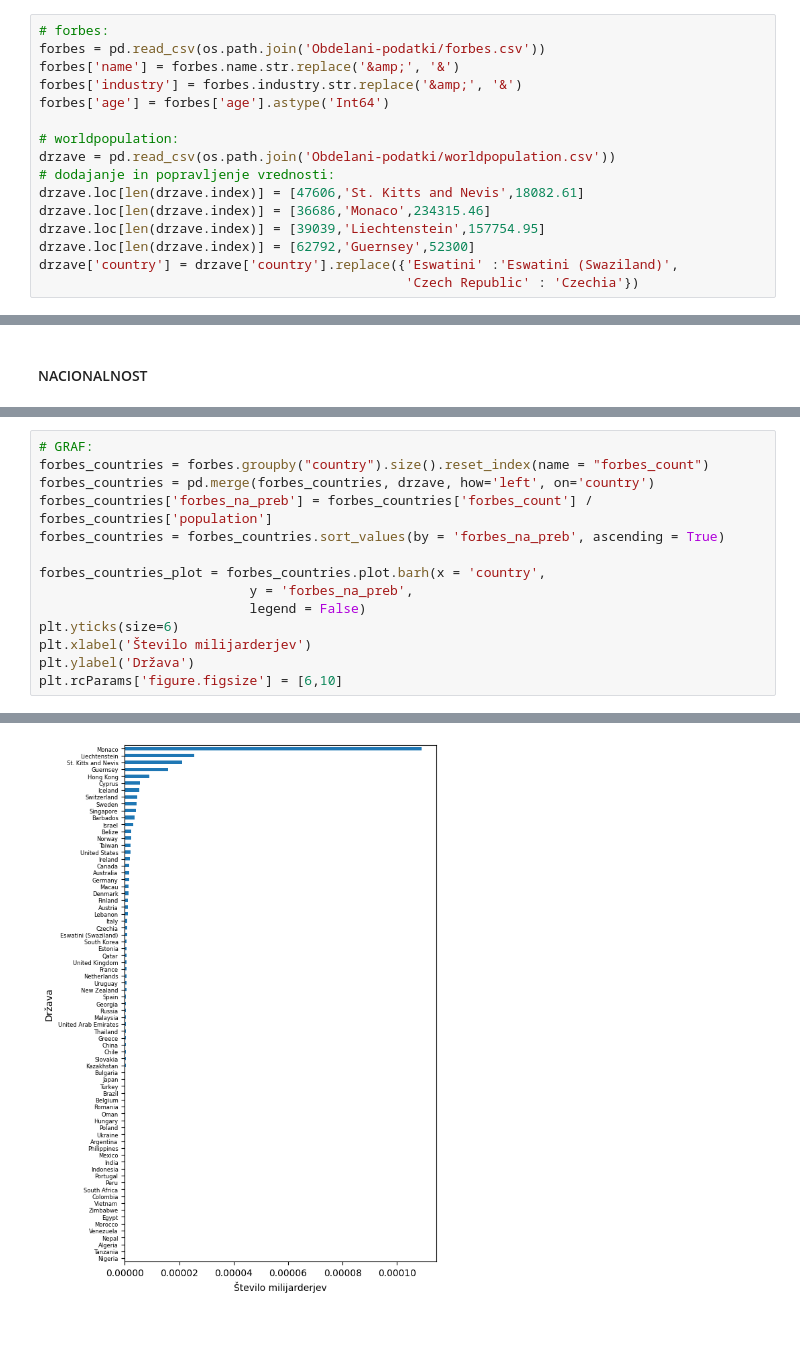
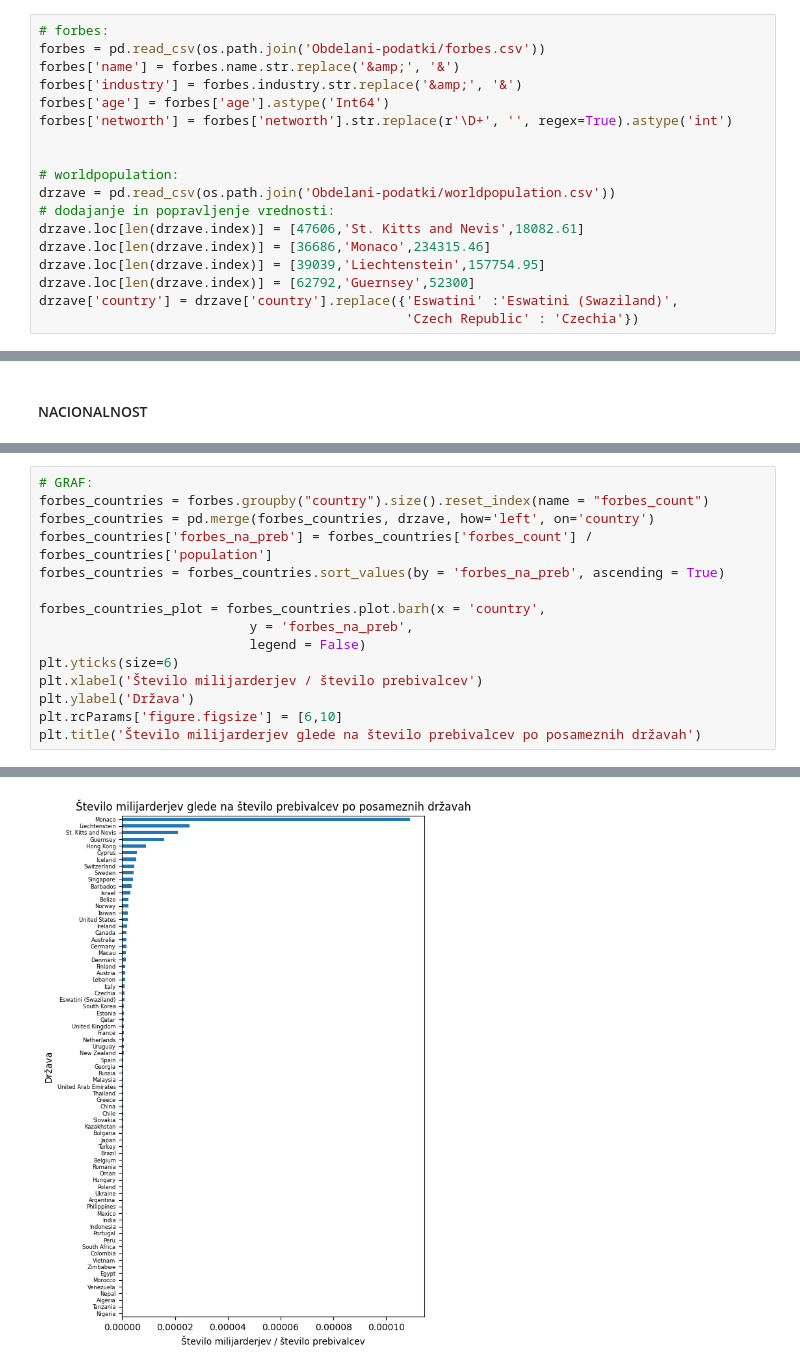
Before and after one commit to karolina-sa/Forbes-list-PROG1-projekt, a Jupyter notebook: analiza_Forbes_list.ipynb, the cells around one changed output, grey strips where cells are left out. Drawn from its saved outputs; the diff is of its cells as text; blank space fills up the shorter version.

```diff
--- a/analiza_Forbes_list.ipynb
+++ b/analiza_Forbes_list.ipynb
@@ -18,6 +17,8 @@ forbes = pd.read_csv(os.path.join('Obdelani-podatki/forbes.csv'))
 forbes['name'] = forbes.name.str.replace('&amp;', '&')
 forbes['industry'] = forbes.industry.str.replace('&amp;', '&')
 forbes['age'] = forbes['age'].astype('Int64')
+forbes['networth'] = forbes['networth'].str.replace(r'\D+', '', regex=True).astype('int')
+
 
 # worldpopulation:
 drzave = pd.read_csv(os.path.join('Obdelani-podatki/worldpopulation.csv'))
@@ -109,7 +113,8 @@ forbes_countries_plot = forbes_countries.plot.barh(x = 'country',
                            y = 'forbes_na_preb',
                            legend = False)
 plt.yticks(size=6)
-plt.xlabel('Število milijarderjev')
+plt.xlabel('Število milijarderjev / število prebivalcev')
 plt.ylabel('Država')
 plt.rcParams['figure.figsize'] = [6,10]
+plt.title('Število milijarderjev glede na število prebivalcev po posameznih državah')
 # %% [output]
@@ -116 +122 @@ plt.rcParams['figure.figsize'] = [6,10]
-[figure, old version]
+[figure, new version]
```
Also changed, not shown: parts of 5 cells of this notebook.
